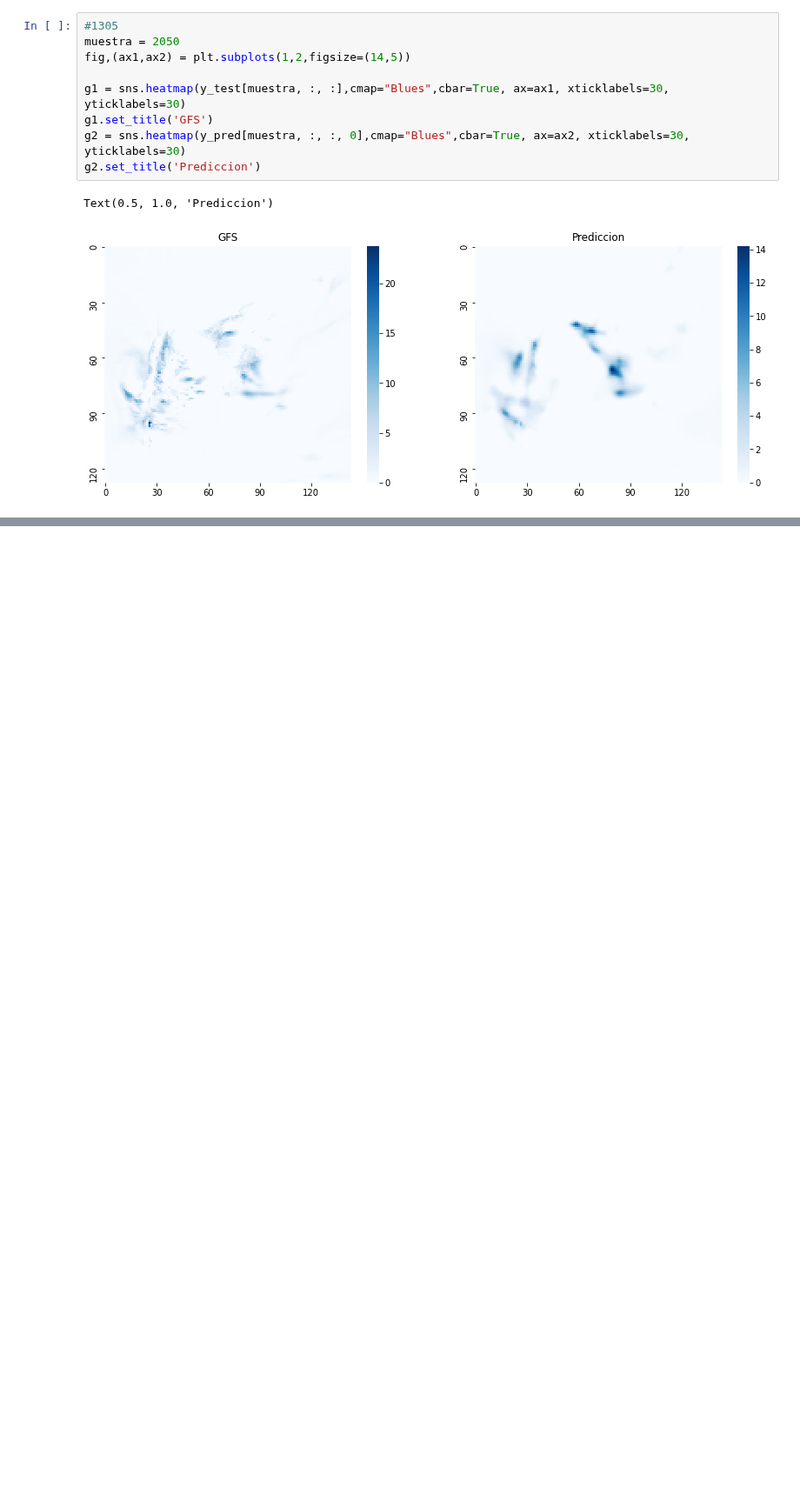
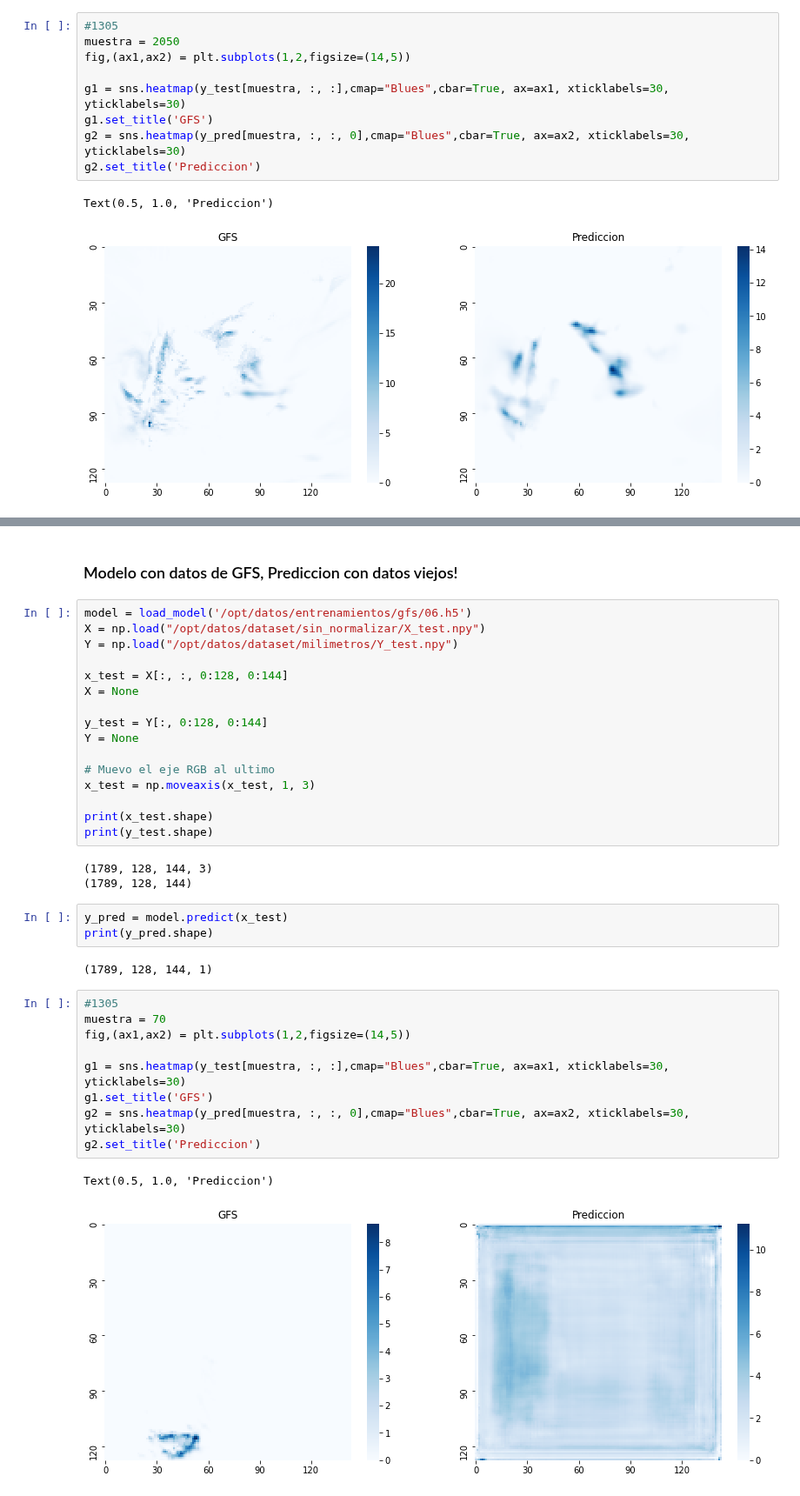
Before and after one commit to JFC95/ProyectoIntegrador_Weather, a Jupyter notebook: gfs-dataset/validacion_imagenes_gfs.ipynb, the cells around one changed output, grey strips where cells are left out. Shown at 87% size. Cells and saved outputs as stored; diff of their text form; blank space fills up the shorter version.

```diff
--- a/gfs-dataset/validacion_imagenes_gfs.ipynb
+++ b/gfs-dataset/validacion_imagenes_gfs.ipynb
@@ -281,0 +330,38 @@ Text(0.5, 1.0, 'Prediccion')
+# %% [markdown]
+### Modelo con datos de GFS, Prediccion con datos viejos!
+# %%
+model = load_model('/opt/datos/entrenamientos/gfs/06.h5')
+X = np.load("/opt/datos/dataset/sin_normalizar/X_test.npy")
+Y = np.load("/opt/datos/dataset/milimetros/Y_test.npy")
+
+x_test = X[:, :, 0:128, 0:144]
+X = None
+
+y_test = Y[:, 0:128, 0:144]
+Y = None
+
+# Muevo el eje RGB al ultimo
+x_test = np.moveaxis(x_test, 1, 3)
+
+print(x_test.shape)
+print(y_test.shape)
+# %% [output]
+(1789, 128, 144, 3)
+(1789, 128, 144)
+# %%
+y_pred = model.predict(x_test)
+print(y_pred.shape)
+# %% [output]
+(1789, 128, 144, 1)
+# %%
+#1305
+muestra = 70
+fig,(ax1,ax2) = plt.subplots(1,2,figsize=(14,5))
+
+g1 = sns.heatmap(y_test[muestra, :, :],cmap="Blues",cbar=True, ax=ax1, xticklabels=30, yticklabels=30)
+g1.set_title('GFS')
+g2 = sns.heatmap(y_pred[muestra, :, :, 0],cmap="Blues",cbar=True, ax=ax2, xticklabels=30, yticklabels=30)
+g2.set_title('Prediccion')
+# %% [output]
+Text(0.5, 1.0, 'Prediccion')
+[figure, added]
```
Also changed, not shown: parts of 19 cells of this notebook, 1 other file.
